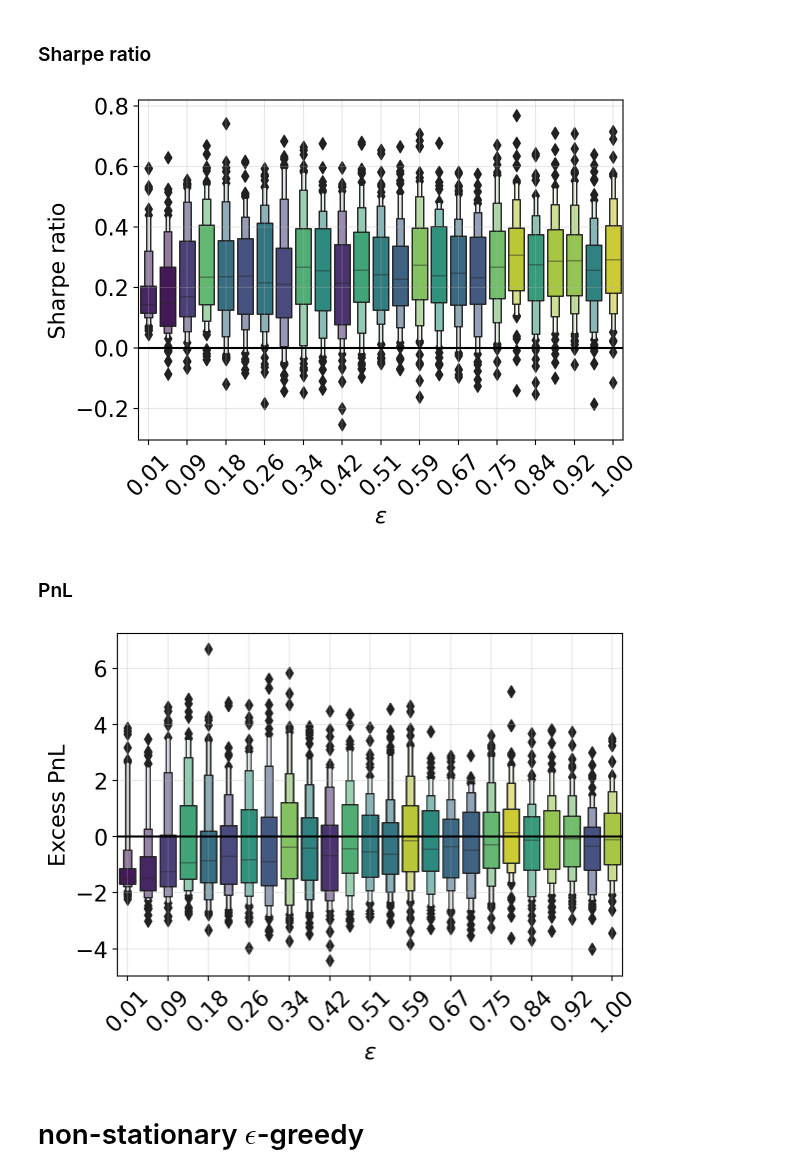
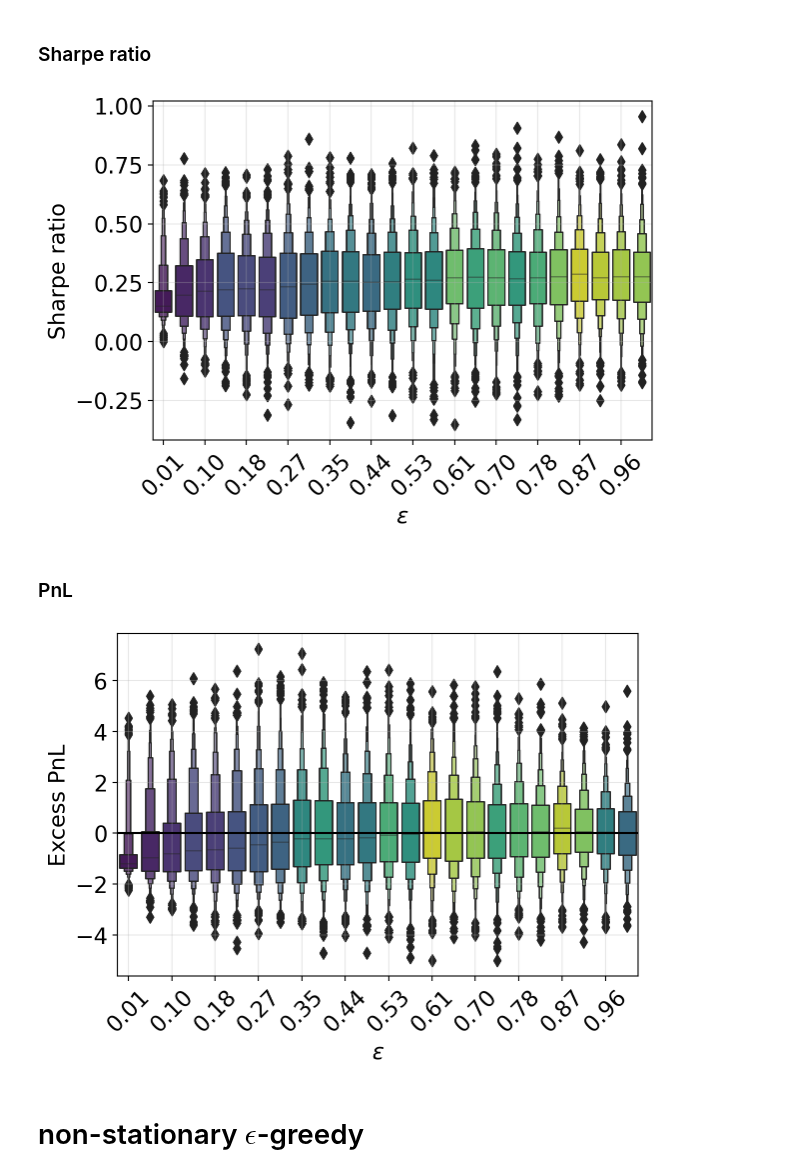
Before and after one commit to sapienzaio/online-ml-finance, a Jupyter notebook: 06-reinforcement-learning/epsilon-greedy-strategy.ipynb, the cells around one changed output. Cells and saved outputs as stored; diff of their text form; code cells hidden in the pictures.

Commit message:
rl-feat: epsilon-greedy strategy

```diff
--- a/06-reinforcement-learning/epsilon-greedy-strategy.ipynb
+++ b/06-reinforcement-learning/epsilon-greedy-strategy.ipynb
@@ -171,0 +161,13 @@ Wall time: 11.3 s
+# %%
+%%time
+n_sims = 1_000
+n_epsilon_values = 24
+epsilon_values = jnp.linspace(0.01, 1, n_epsilon_values)
+keys_epsilon = jax.random.split(key, n_epsilon_values)
+
+epsilon_values = jax.device_put(epsilon_values, sharding)
+keys_epsilon = jax.device_put(keys_epsilon, sharding.reshape(8, 1))
+
+res = eval_epsilon(keys_epsilon, epsilon_values, returns, n_sims)
+res = jax.tree_map(np.array, res)
+# Wall time: 1min 36s
@@ -200,11 +229,11 @@ ticks = [format(float(t.get_text()), "0.2f") for t in ticks]
 plt.xticks(values[::2], ticks[::2], rotation=45)
 plt.xlabel("$\epsilon$")
 plt.ylabel("Sharpe ratio")
-plt.axhline(y=0, c="black")
+# plt.axhline(y=0, c="black")
 plt.tight_layout()
 plt.savefig("../figures/stationary-bandit-mean-sr.pdf")
 # %% [output]
-[figure, old version]
+[figure, new version]
 # %% [markdown]
 ### PnL
 # %%
@@ -224,23 +253,23 @@ colors = colors.sort_values("index")["hue"].to_list()
 # %%
 sns.boxenplot(
     x="variable",
     y="value",
-    data=(returns_pnl - returns_pnl[1].mean()).melt(),
+    data=(returns_pnl - np.median(returns_pnl[1])).melt(),
     palette=colors,
     linewidth=1
 )
 
 plt.grid(alpha=0.3)
 values, ticks = plt.xticks()
 ticks = [format(float(t.get_text()), "0.2f") for t in ticks]
 plt.xticks(values[::2], ticks[::2], rotation=45)
 plt.xlabel("$\epsilon$")
 plt.ylabel("Excess PnL")
 plt.axhline(y=0, c="black")
 plt.tight_layout()
 plt.savefig("../figures/stationary-bandit-mean-sr.pdf")
 # %% [output]
-[figure, old version]
+[figure, new version]
 # %% [markdown]
 # non-stationary $\epsilon$-greedy
 # %% [markdown]
```
Also changed, not shown: parts of 13 cells of this notebook.
